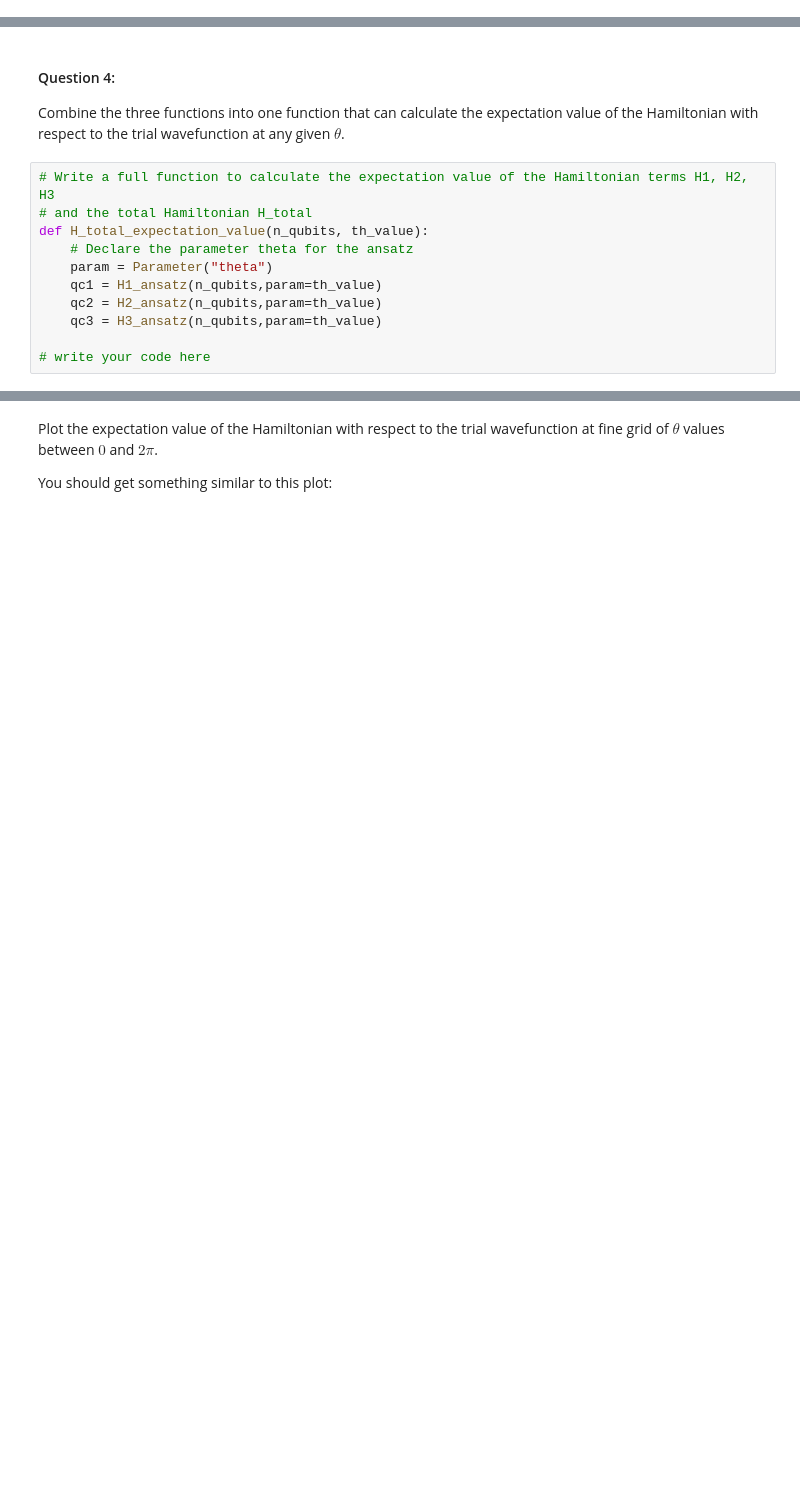
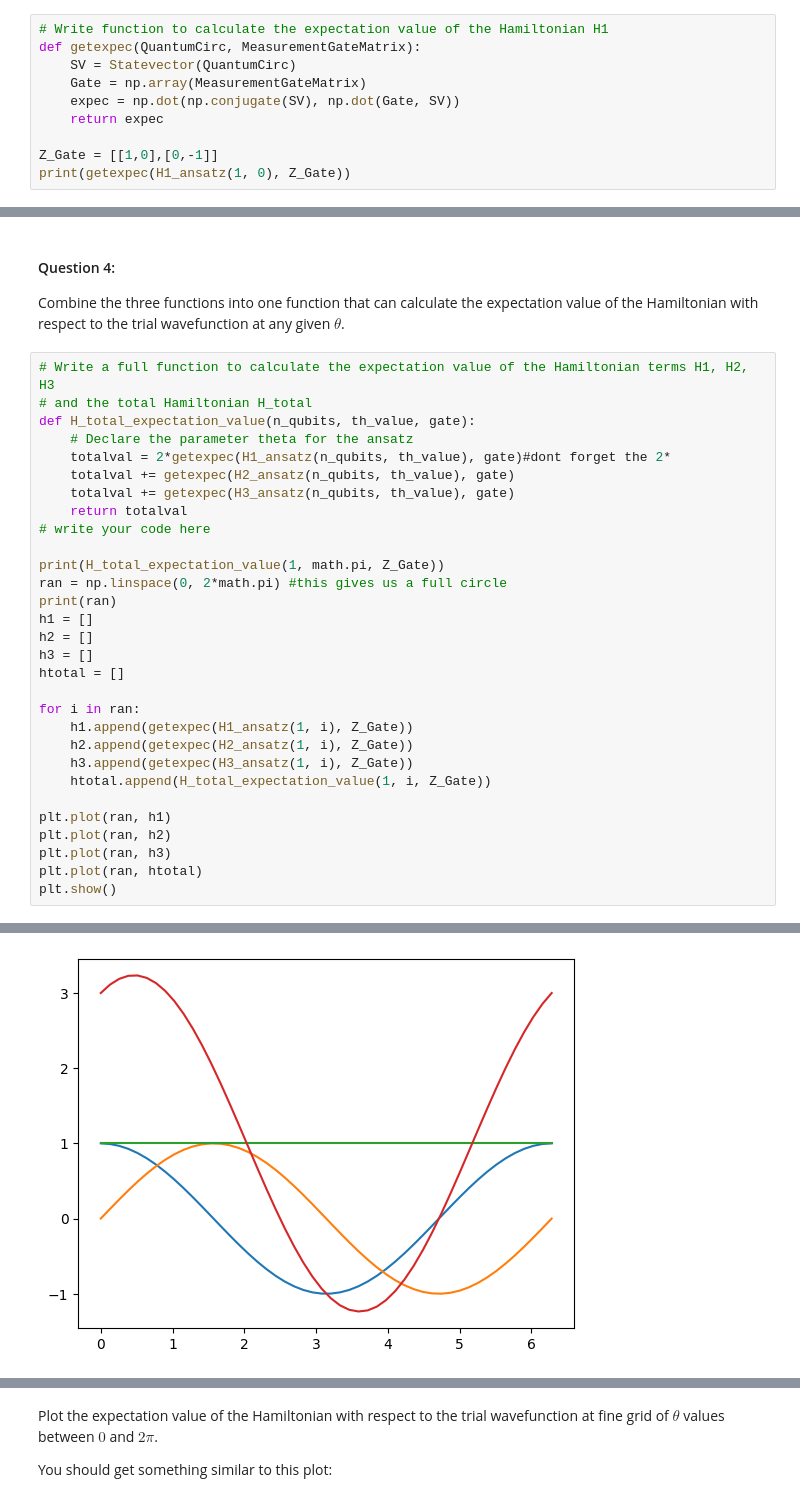
Before and after one commit to Lilith207/PythonForQuantum, a Jupyter notebook: Advanced/Assignment 5/AQC_assignment_VQE_student_ver.ipynb, the cells around one changed output, grey strips where cells are left out. Drawn from its saved outputs; the diff is of its cells as text; blank space fills up the shorter version.

```diff
--- a/Advanced/Assignment 5/AQC_assignment_VQE_student_ver.ipynb
+++ b/Advanced/Assignment 5/AQC_assignment_VQE_student_ver.ipynb
@@ -274,0 +298,10 @@ Write function to calculate the expectation value of the Hamiltonian H1.
+# %%
+# Write function to calculate the expectation value of the Hamiltonian H1
+def getexpec(QuantumCirc, MeasurementGateMatrix):
+    SV = Statevector(QuantumCirc)
+    Gate = np.array(MeasurementGateMatrix)
+    expec = np.dot(np.conjugate(SV), np.dot(Gate, SV))
+    return expec
+
+Z_Gate = [[1,0],[0,-1]]
+print(getexpec(H1_ansatz(1, 0), Z_Gate))
@@ -308,11 +349,31 @@ Combine the three functions into one function that can calculate the expectation
 # %%
 # Write a full function to calculate the expectation value of the Hamiltonian terms H1, H2, H3
 # and the total Hamiltonian H_total
-def H_total_expectation_value(n_qubits, th_value):
+def H_total_expectation_value(n_qubits, th_value, gate):
     # Declare the parameter theta for the ansatz
-    param = Parameter("theta")
-    qc1 = H1_ansatz(n_qubits,param=th_value)
-    qc2 = H2_ansatz(n_qubits,param=th_value)
-    qc3 = H3_ansatz(n_qubits,param=th_value)
+    totalval = 2*getexpec(H1_ansatz(n_qubits, th_value), gate)#dont forget the 2*
+    totalval += getexpec(H2_ansatz(n_qubits, th_value), gate)
+    totalval += getexpec(H3_ansatz(n_qubits, th_value), gate)
+    return totalval
+# write your code here
 
-# write your code here
+print(H_total_expectation_value(1, math.pi, Z_Gate))
+ran = np.linspace(0, 2*math.pi) #this gives us a full circle
+print(ran)
+h1 = []
+h2 = []
+h3 = []
+htotal = []
+
+for i in ran:
+    h1.append(getexpec(H1_ansatz(1, i), Z_Gate))
+    h2.append(getexpec(H2_ansatz(1, i), Z_Gate))
+    h3.append(getexpec(H3_ansatz(1, i), Z_Gate))
+    htotal.append(H_total_expectation_value(1, i, Z_Gate))
+
+plt.plot(ran, h1)
+plt.plot(ran, h2)
+plt.plot(ran, h3)
+plt.plot(ran, htotal)
+plt.show()
+# %% [output]
@@ -318,0 +390 @@ def H_total_expectation_value(n_qubits, th_value):
+[figure, added]
```
Also changed, not shown: parts of 27 cells of this notebook.
